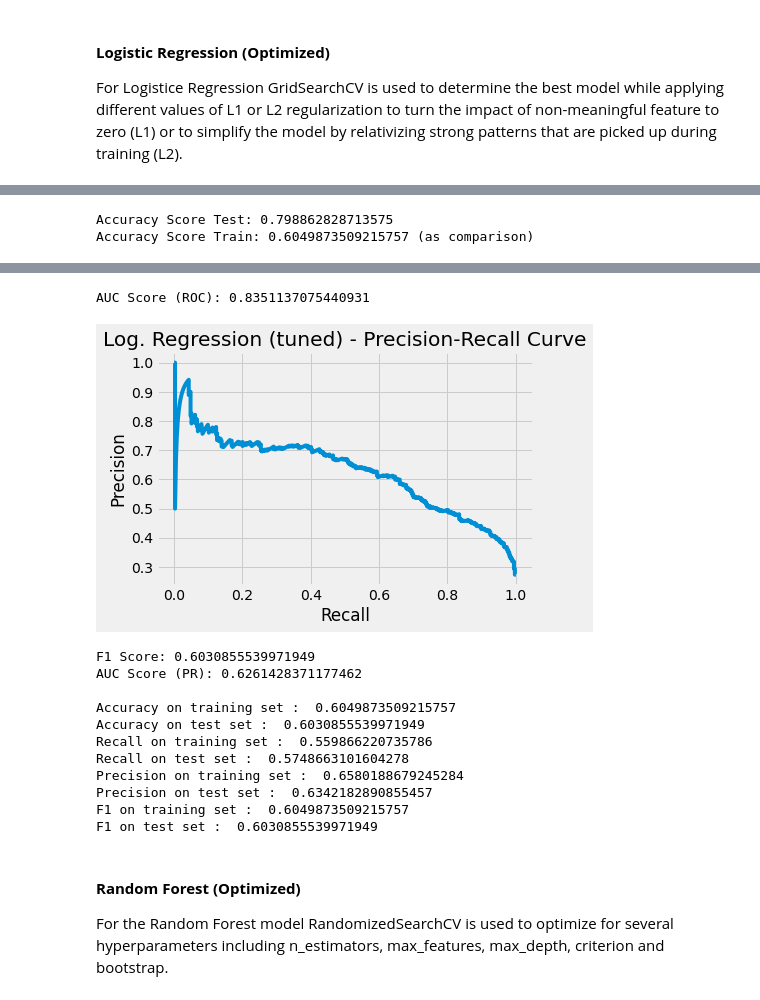
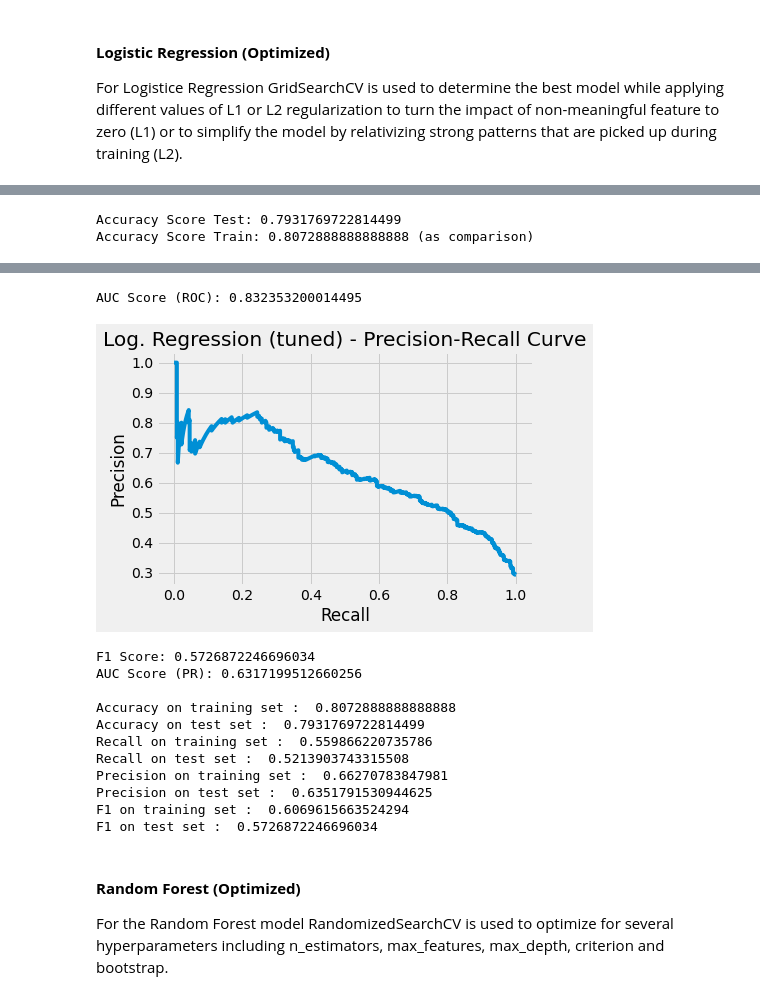
Before and after one commit to sukhmanib93/Churn-PRediction, a Jupyter notebook: TelcoCustomerChurnPrediction.ipynb, the cells around one changed output, grey strips where cells are left out. Saved outputs shown, nothing was run; the diff lists cells and outputs as text; code cells hidden in the pictures.

```diff
--- a/TelcoCustomerChurnPrediction.ipynb
+++ b/TelcoCustomerChurnPrediction.ipynb
@@ -717,16 +724,0 @@ F1 on test set :  0.5462686567164179
-# %%
-from sklearn.svm import SVC
-
-# Instanciate and train the SVM model on the training set.
-support_vector_m = SVC(kernel='rbf', probability=True)
-support_vector_m.fit(X_train,y_train)
-
-# Make predictions (classes and probabilities) with the trained model on the test set.
-y_pred_svm = support_vector_m.predict(X_test)
-y_pred_svm_prob = support_vector_m.predict_proba(X_test)
-
-# Plot model evaluations.
-confusion_matrix_plot(X_train, y_train, X_test, y_test, support_vector_m, y_pred_svm, 'SVM')
-roc_curve_auc_score(X_test, y_test, y_pred_svm_prob, 'SVM')
-precision_recall_curve_and_scores(X_test, y_test, y_pred_svm, y_pred_svm_prob, 'SVM')
-scores_SVM = get_metrics_score(support_vector_m,X_train,X_test,y_train,y_test)
@@ -752,10 +725,11 @@ F1 on test set :  0.5730994152046783
 # %% [markdown]
 #### **XGBoost**
 # %%
+%%time
 from xgboost import XGBClassifier
 
 xgb = XGBClassifier(random_state=1)
-xgb.fit(X_train,y_train)
+xgb = xgb.fit(X_train,y_train)
 
 # Make predictions (classes and probabilities) with the trained model on the test set.
 y_pred_xgb = xgb.predict(X_test)
@@ -800,8 +776,7 @@ from sklearn.model_selection import GridSearchCV
 #Define parameter grid for GridSearch and instanciate and train model.
 param_grid = {'n_neighbors': np.arange(1, 30)}
 knn = KNeighborsClassifier()
-knn_scorer = metrics.make_scorer(metrics.f1_score)
-knn_cv = GridSearchCV(knn, param_grid, cv=5, scoring = knn_scorer)
+knn_cv = GridSearchCV(knn, param_grid, cv=5)
 knn_cv.fit(X_train, y_train)
 
 # Make predictions (classes and probabilities) with the trained model on the test set.
@@ -847,10 +822,10 @@ For Logistice Regression GridSearchCV is used to determine the best model while
 %%time
 #Define parameter grid for GridSearch and instanciate and train model.
 param_grid_L1 = {'penalty': ['l1', 'l2'], 'C': np.arange(.1, 5, .1)}
-logreg_tuned = LogisticRegression(solver='saga', random_state =1)
-lr_scorer = metrics.make_scorer(metrics.f1_score)
-logreg_tuned_gs = GridSearchCV(logreg_tuned, param_grid_L1, cv=5, scoring = lr_scorer)
-logreg_tuned_gs.fit(X_train, y_train)
+logreg_tuned = LogisticRegression(solver='saga', random_state =42)
+
+logreg_tuned_gs = GridSearchCV(logreg_tuned, param_grid_L1, cv=5)
+logreg_tuned_gs = logreg_tuned_gs.fit(X_train, y_train)
 
 # Make predictions (classes and probabilities) with the trained model on the test set.
 y_pred_logreg_tuned = logreg_tuned_gs.predict(X_test)
@@ -864,7 +839,7 @@ Wall time: 3min 20s
 # %%
 # Plot model evaluations.
 confusion_matrix_plot(X_train, y_train, X_test, y_test, logreg_tuned_gs, y_pred_logreg_tuned, 'Log. Regression (tuned)')
-roc_curve_auc_score(X_test, y_test, y_pred_logreg_tuned_prob, 'Log. Regression (tuned)')
+roc_curve_auc_score(X_test, y_test, y_pred_logreg_tuned_prob, 'Logistic Regression (tuned)')
 precision_recall_curve_and_scores(X_test, y_test, y_pred_logreg_tuned, y_pred_logreg_tuned_prob, 'Log. Regression (tuned)')
 scores_lg_tuned = get_metrics_score(logreg_tuned_gs,X_train,X_test,y_train,y_test)
 # %% [output]
@@ -873,2 +848,2 @@ scores_lg_tuned = get_metrics_score(logreg_tuned_gs,X_train,X_test,y_train,y_tes
-Accuracy Score Test: 0.798862828713575
-Accuracy Score Train: 0.6049873509215757 (as comparison)
+Accuracy Score Test: 0.7931769722814499
+Accuracy Score Train: 0.8072888888888888 (as comparison)
@@ -876,16 +851,16 @@ Accuracy Score Train: 0.6049873509215757 (as comparison)
-AUC Score (ROC): 0.8351137075440931
+AUC Score (ROC): 0.832353200014495
-[figure, old version]
+[figure, new version]
-F1 Score: 0.6030855539971949
-AUC Score (PR): 0.6261428371177462
+F1 Score: 0.5726872246696034
+AUC Score (PR): 0.6317199512660256
 
-Accuracy on training set :  0.6049873509215757
-Accuracy on test set :  0.6030855539971949
+Accuracy on training set :  0.8072888888888888
+Accuracy on test set :  0.7931769722814499
 Recall on training set :  0.559866220735786
-Recall on test set :  0.5748663101604278
-Precision on training set :  0.6580188679245284
-Precision on test set :  0.6342182890855457
-F1 on training set :  0.6049873509215757
-F1 on test set :  0.6030855539971949
+Recall on test set :  0.5213903743315508
+Precision on training set :  0.66270783847981
+Precision on test set :  0.6351791530944625
+F1 on training set :  0.6069615663524294
+F1 on test set :  0.5726872246696034
 # %% [markdown]
 #### **Random Forest (Optimized)**
 
```
Also changed, not shown: parts of 36 cells of this notebook.
